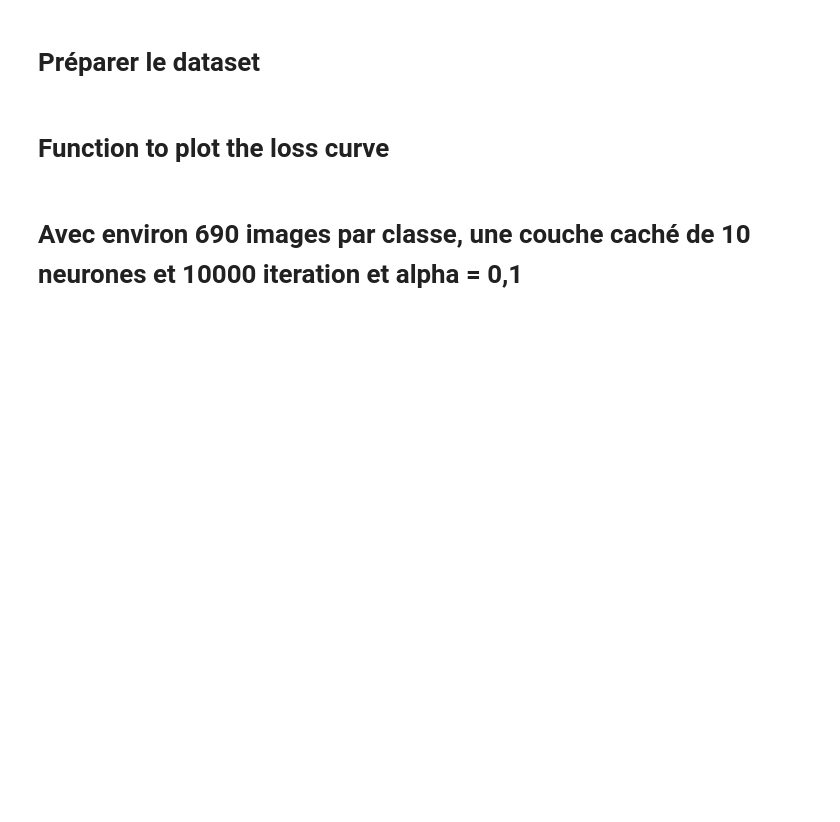
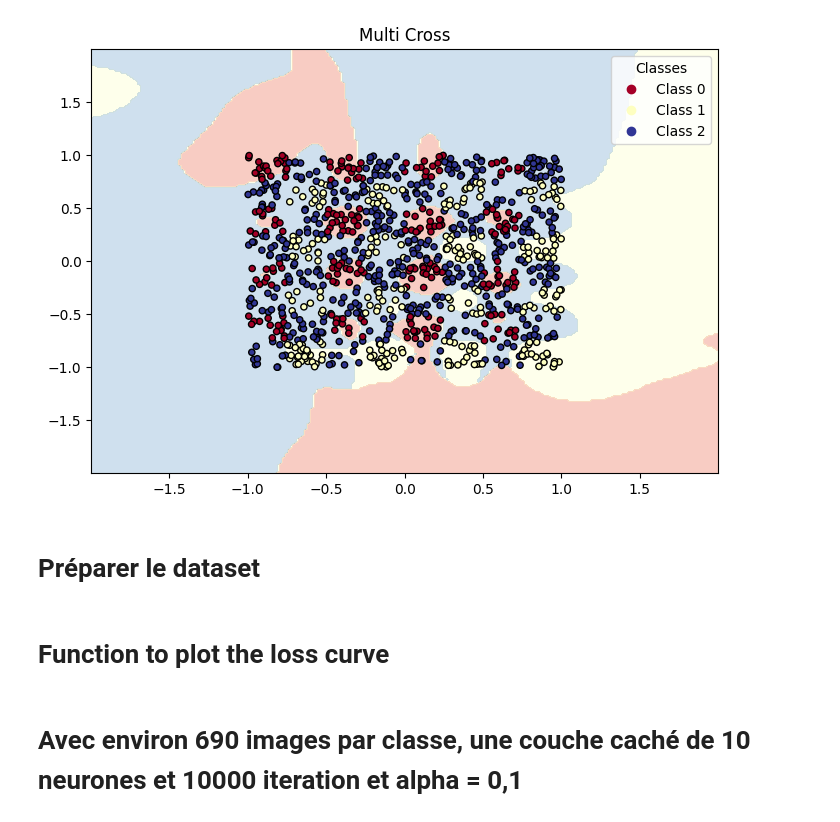
Before and after one commit to AmirDhouib2001/IABD3.PA, a Jupyter notebook: src/Rapport_Interactif_pmc.ipynb, the cells around one changed output. Cells and saved outputs as stored; diff of their text form; code cells hidden in the pictures; blank space fills up the shorter version.

```diff
--- a/src/Rapport_Interactif_pmc.ipynb
+++ b/src/Rapport_Interactif_pmc.ipynb
@@ -304,3 +314,82 @@ test_Multi_Linaire(inputs, outputs, [2, 3], "test5", 3, iteration_count, alpha,
+# %%
+import numpy as np
+import ctypes
+from ctypes import POINTER, c_double, c_int64, c_void_p, c_bool
+import matplotlib.pyplot as plt
+
+# Charger la DLL
+mlp_lib = ctypes.CDLL("../library/MLP/mlp_save.dll")
+
+# Définir les types pour les fonctions
+create_mlp = mlp_lib.create_mlp
+create_mlp.argtypes = [POINTER(c_int64), c_int64]
+create_mlp.restype = c_void_p
+
+destroy_mlp = mlp_lib.mlp_free
+destroy_mlp.argtypes = [c_void_p]
+destroy_mlp.restype = None
+
+train_mlp = mlp_lib.train_mlp
+train_mlp.argtypes = [c_void_p, POINTER(c_double), c_int64, c_int64, POINTER(c_double), c_int64, c_double, c_int64, c_bool]
+train_mlp.restype = None
+
+predict_mlp = mlp_lib.mlp_predict
+predict_mlp.argtypes = [c_void_p, POINTER(c_double), c_int64, c_int64, c_bool]
+predict_mlp.restype = POINTER(c_double)
+
+def plot_decision_boundary(mlp, X, y, ax, is_classification):
+    x_min, x_max = X[:, 0].min() - 1, X[:, 0].max() + 1
+    y_min, y_max = X[:, 1].min() - 1, X[:, 1].max() + 1
+    xx, yy = np.meshgrid(np.linspace(x_min, x_max, 200), np.linspace(y_min, y_max, 200))
+    grid = np.c_[xx.ravel(), yy.ravel()]
+    zz = np.zeros((grid.shape[0], y.shape[1]))
+
+    for i, (gx, gy) in enumerate(grid):
+        inputs = np.array([gx, gy], dtype=np.float64)
+        inputs_ctypes = inputs.ctypes.data_as(POINTER(c_double))
+        pred = predict_mlp(mlp, inputs_ctypes, 1, len(inputs), is_classification)
+        zz[i] = np.ctypeslib.as_array(pred, shape=(y.shape[1],))
+
+    zz = np.argmax(zz, axis=1).reshape(xx.shape)
+    ax.contourf(xx, yy, zz, levels=np.arange(4) - 0.5, alpha=0.3, cmap=plt.cm.RdYlBu)
+
+    y_colors = np.argmax(y, axis=1)
+    scatter = ax.scatter(X[:, 0], X[:, 1], c=y_colors, s=20, edgecolor='k', cmap=plt.cm.RdYlBu)
+    handles, labels = scatter.legend_elements(prop="colors")
+    labels = ["Class 0", "Class 1", "Class 2"]
+    ax.legend(handles, labels, loc="upper right", title="Classes")
+
+# Fonction de test pour Multi Cross
+def run_multi_cross():
+    X = np.random.random((1000, 2)) * 2.0 - 1.0
+    Y = np.array([[1, 0, 0] if abs(p[0] % 0.5) <= 0.25 and abs(p[1] % 0.5) > 0.25
+                  else [0, 1, 0] if abs(p[0] % 0.5) > 0.25 and abs(p[1] % 0.5) <= 0.25
+                  else [0, 0, 1] for p in X])
+
+    layers = [2, 100,50, 3]
+    mlp_params = np.array(layers, dtype=c_int64)
+    mlp_params_ctypes = mlp_params.ctypes.data_as(POINTER(c_int64))
+
+    mlp = create_mlp(mlp_params_ctypes, len(layers))
+
+    X_flat = X.flatten().astype(np.float64)
+    Y_flat = Y.flatten().astype(np.float64)
+    X_ctypes = X_flat.ctypes.data_as(POINTER(c_double))
+    Y_ctypes = Y_flat.ctypes.data_as(POINTER(c_double))
+
+    train_mlp(mlp, X_ctypes, X.shape[0], X.shape[1], Y_ctypes, Y.shape[1], 0.01, 200000, True)
+
+    fig, ax = plt.subplots(figsize=(7, 5))
+    plot_decision_boundary(mlp, X, Y, ax, True)
+    ax.set_title('Multi Cross')
+
+    destroy_mlp(mlp)
+
+    plt.tight_layout()
+    plt.show()
+run_multi_cross()
+# %% [output]
+[figure, added]
 # %% [markdown]
 # Préparer le dataset
 # %%
```
Also changed, not shown: parts of 12 cells of this notebook, 1 other file.
